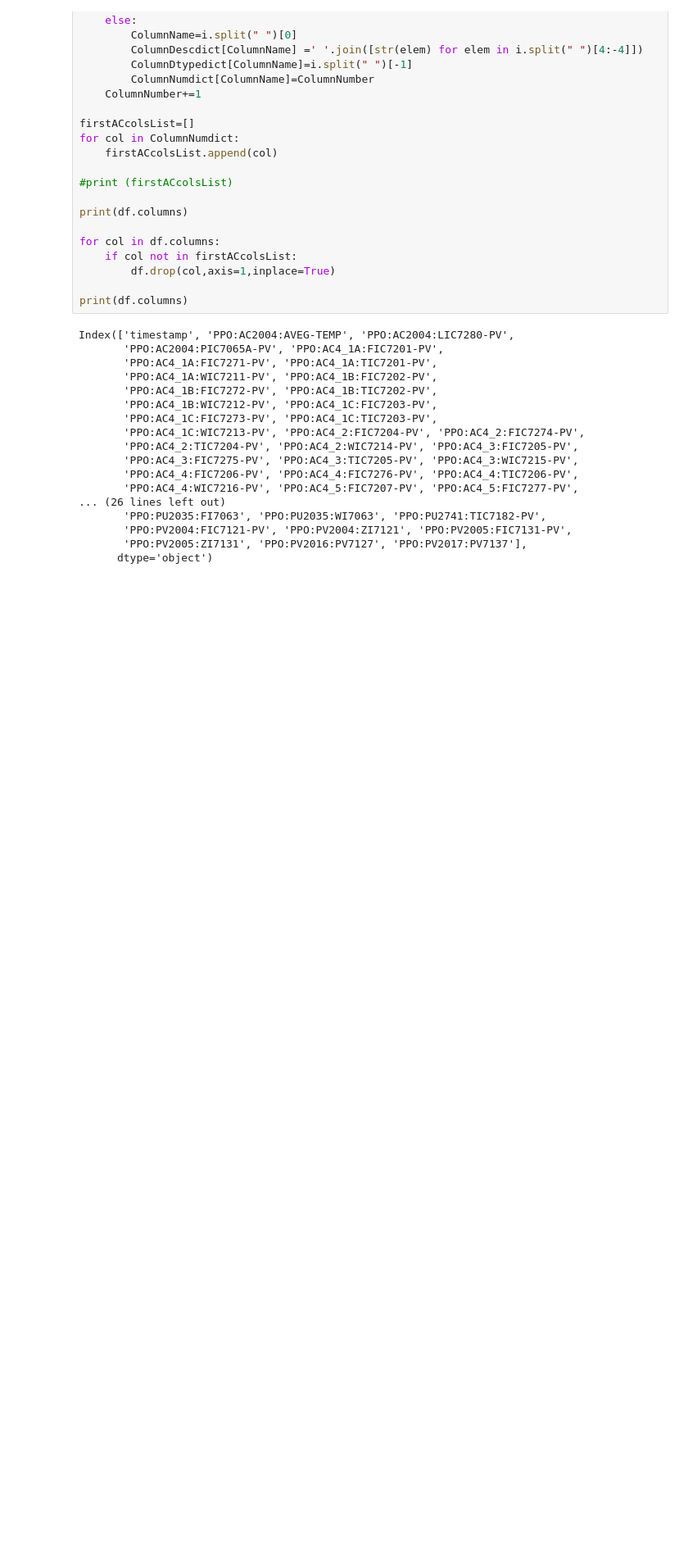
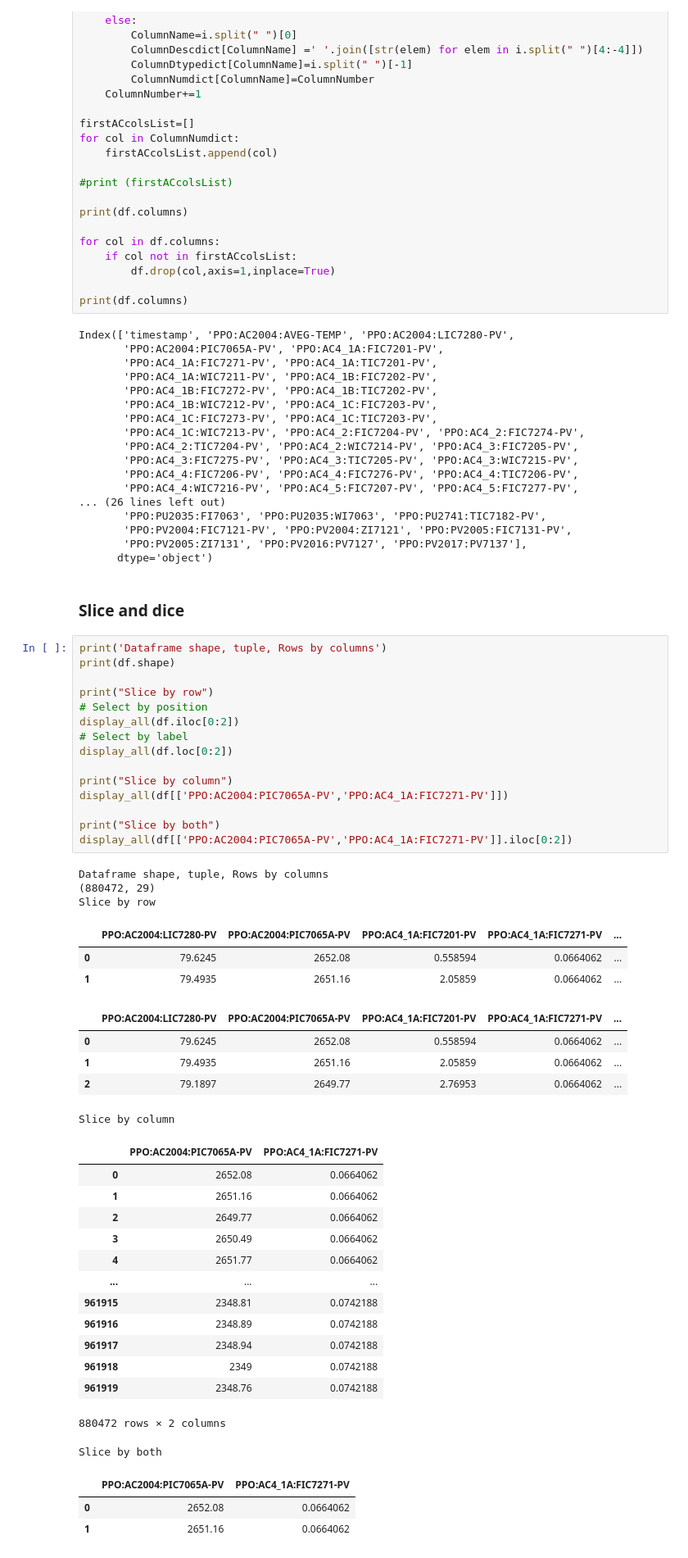
Before and after one commit to dabiged/TametheTemp, a Jupyter notebook: Data_investigations.ipynb, the cells around one changed output. Shown at 82% size. Saved outputs shown, nothing was run; the diff lists cells and outputs as text; blank space fills up the shorter version.

```diff
--- a/Data_investigations.ipynb
+++ b/Data_investigations.ipynb
@@ -427,3 +429,49 @@ Index(['timestamp', 'PPO:AC2004:AVEG-TEMP', 'PPO:AC2004:LIC7280-PV',
        'PPO:PV2004:FIC7121-PV', 'PPO:PV2004:ZI7121', 'PPO:PV2005:FIC7131-PV',
        'PPO:PV2005:ZI7131', 'PPO:PV2016:PV7127', 'PPO:PV2017:PV7137'],
       dtype='object')
+# %% [markdown]
+### Slice and dice
+# %%
+print('Dataframe shape, tuple, Rows by columns')
+print(df.shape)
+
+print("Slice by row")
+# Select by position
+display_all(df.iloc[0:2])
+# Select by label
+display_all(df.loc[0:2])
+
+print("Slice by column")
+display_all(df[['PPO:AC2004:PIC7065A-PV','PPO:AC4_1A:FIC7271-PV']])
+
+print("Slice by both")
+display_all(df[['PPO:AC2004:PIC7065A-PV','PPO:AC4_1A:FIC7271-PV']].iloc[0:2])
+# %% [output]
+Dataframe shape, tuple, Rows by columns
+(880472, 29)
+Slice by row
+|  | PPO:AC2004:LIC7280-PV | PPO:AC2004:PIC7065A-PV | PPO:AC4_1A:FIC7201-PV | PPO:AC4_1A:FIC7271-PV | ... |
+| 0 | 79.6245 | 2652.08 | 0.558594 | 0.0664062 | ... |
+| 1 | 79.4935 | 2651.16 | 2.05859 | 0.0664062 | ... |
+|  | PPO:AC2004:LIC7280-PV | PPO:AC2004:PIC7065A-PV | PPO:AC4_1A:FIC7201-PV | PPO:AC4_1A:FIC7271-PV | ... |
+| 0 | 79.6245 | 2652.08 | 0.558594 | 0.0664062 | ... |
+| 1 | 79.4935 | 2651.16 | 2.05859 | 0.0664062 | ... |
+| 2 | 79.1897 | 2649.77 | 2.76953 | 0.0664062 | ... |
+Slice by column
+|  | PPO:AC2004:PIC7065A-PV | PPO:AC4_1A:FIC7271-PV |
+| 0 | 2652.08 | 0.0664062 |
+| 1 | 2651.16 | 0.0664062 |
+| 2 | 2649.77 | 0.0664062 |
+| 3 | 2650.49 | 0.0664062 |
+| 4 | 2651.77 | 0.0664062 |
+| ... | ... | ... |
+| 961915 | 2348.81 | 0.0742188 |
+| 961916 | 2348.89 | 0.0742188 |
+| 961917 | 2348.94 | 0.0742188 |
+| 961918 | 2349 | 0.0742188 |
+| 961919 | 2348.76 | 0.0742188 |
+880472 rows × 2 columns
+Slice by both
+|  | PPO:AC2004:PIC7065A-PV | PPO:AC4_1A:FIC7271-PV |
+| 0 | 2652.08 | 0.0664062 |
+| 1 | 2651.16 | 0.0664062 |
```
Also changed, not shown: parts of 13 cells of this notebook, 2 other files.
